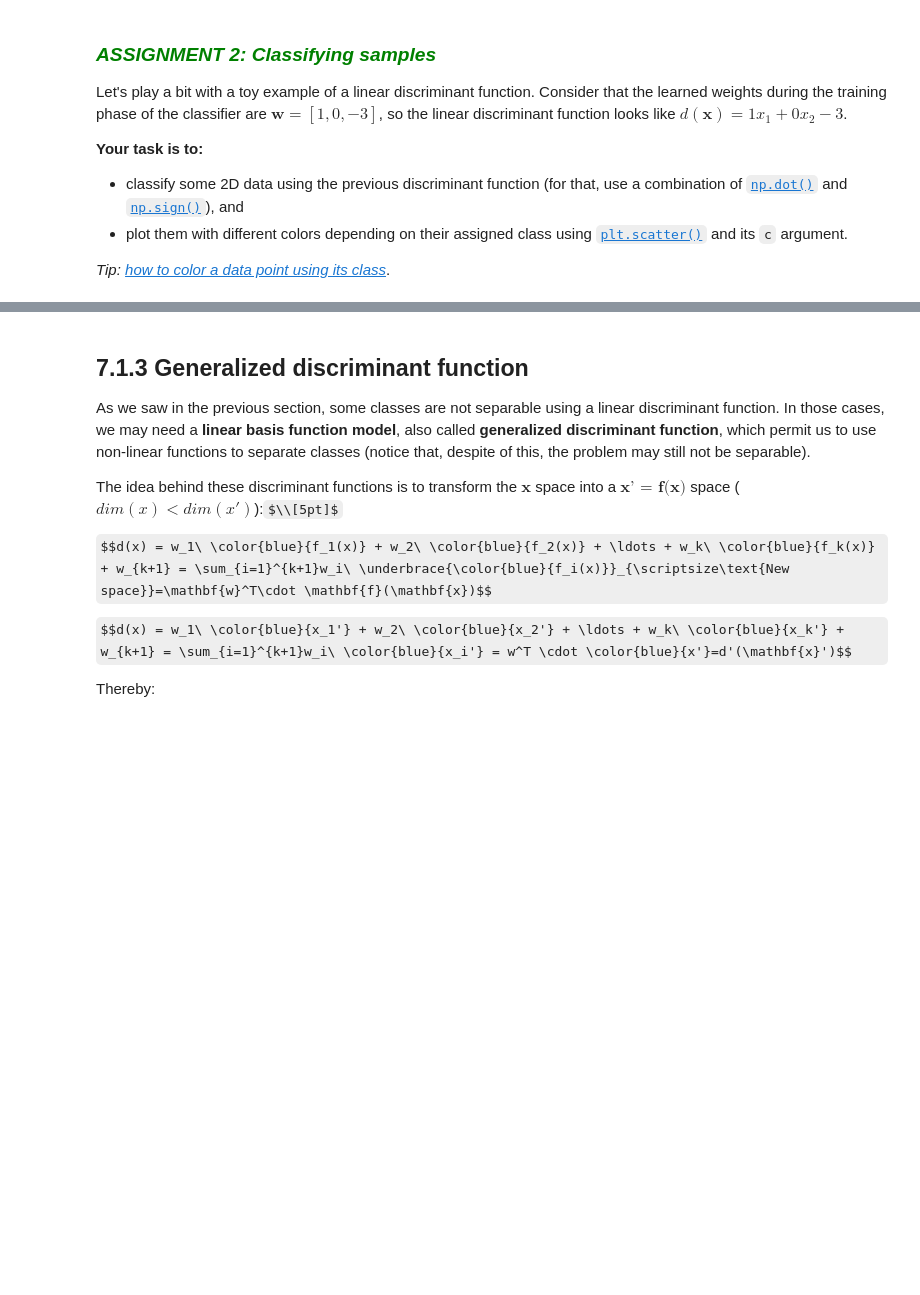
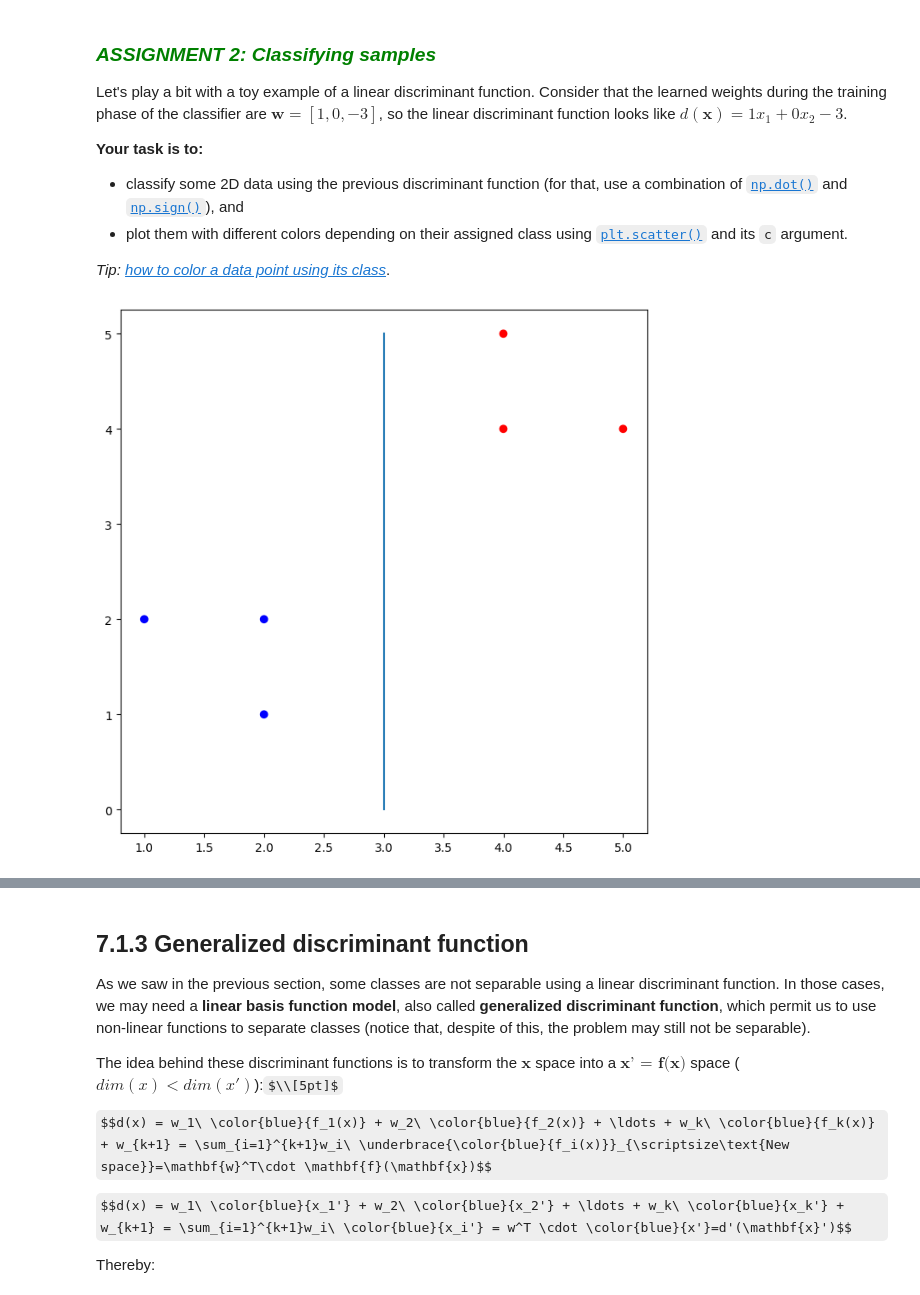
Before and after one commit to Croissanton/cvlab, a Jupyter notebook: Chapter 07. Object Recognition/7.1 Discriminant functions.ipynb, the cells around one changed output, grey strips where cells are left out. Cells and saved outputs as stored; diff of their text form; code cells hidden in the pictures; some formulas as TeX source; blank space fills up the shorter version.

```diff
--- a/Chapter 07. Object Recognition/7.1 Discriminant functions.ipynb
+++ b/Chapter 07. Object Recognition/7.1 Discriminant functions.ipynb
@@ -234,21 +234,23 @@ Let's play a bit with a toy example of a linear discriminant function. Consider
 # %%
 # Define weight vector
 w = np.array([[1],[0],[-3]])
 
 # Define data matrix
 data = np.array([[2,2,1],[1,2,1],[2,1,1],[5,4,1],[4,5,1],[4,4,1]])
 
 # Compute class for each data
-classification = np.dot(None,None)
-class_ = np.sign(None)
+classification = np.dot(data,w)
+class_ = np.sign(classification)
 
 # Plot classified data
-plt.scatter(None,None,c=None.flatten(), cmap="bwr")
+plt.scatter(data[:,0],data[:,1],c=class_.flatten(), cmap="bwr")
 
 # Plot discriminant line
 x = np.linspace(3, 3, 1000)
 y = np.linspace(0, 5, 1000)
 plt.plot(x,y);
+# %% [output]
+[figure, added]
 # %% [markdown]
 ### Scenarios with N-classes
 
```
Also changed, not shown: parts of 5 cells of this notebook, 1 other file.
